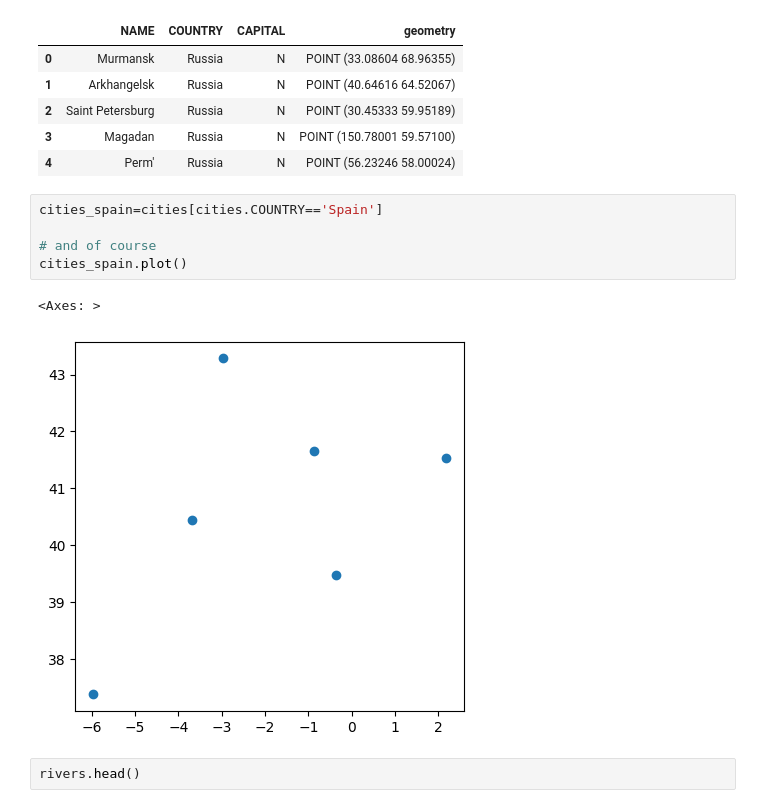
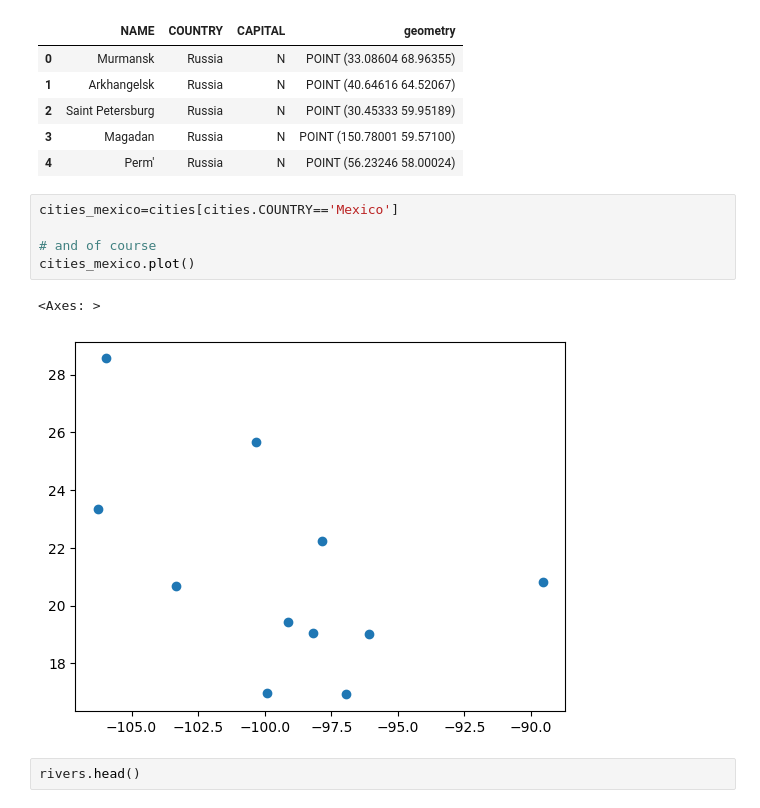
Before and after one commit to Ricardoabelhp/introgeodf, a Jupyter notebook: rhp_geopandas.ipynb, the cells around one changed output. Saved outputs shown, nothing was run; the diff lists cells and outputs as text.

```diff
--- a/rhp_geopandas.ipynb
+++ b/rhp_geopandas.ipynb
@@ -265,13 +251,13 @@ cities.head()
 | 3 | Magadan | Russia | N | POINT (150.78001 59.57100) |
 | 4 | Perm' | Russia | N | POINT (56.23246 58.00024) |
 # %%
-cities_spain=cities[cities.COUNTRY=='Spain']
+cities_mexico=cities[cities.COUNTRY=='Mexico']
 
 # and of course
-cities_spain.plot()
+cities_mexico.plot()
 # %% [output]
 <Axes: >
-[figure, old version]
+[figure, new version]
 # %%
 rivers.head()
 # %% [output]
```
Also changed, not shown: parts of 19 cells of this notebook, 2 other files.
